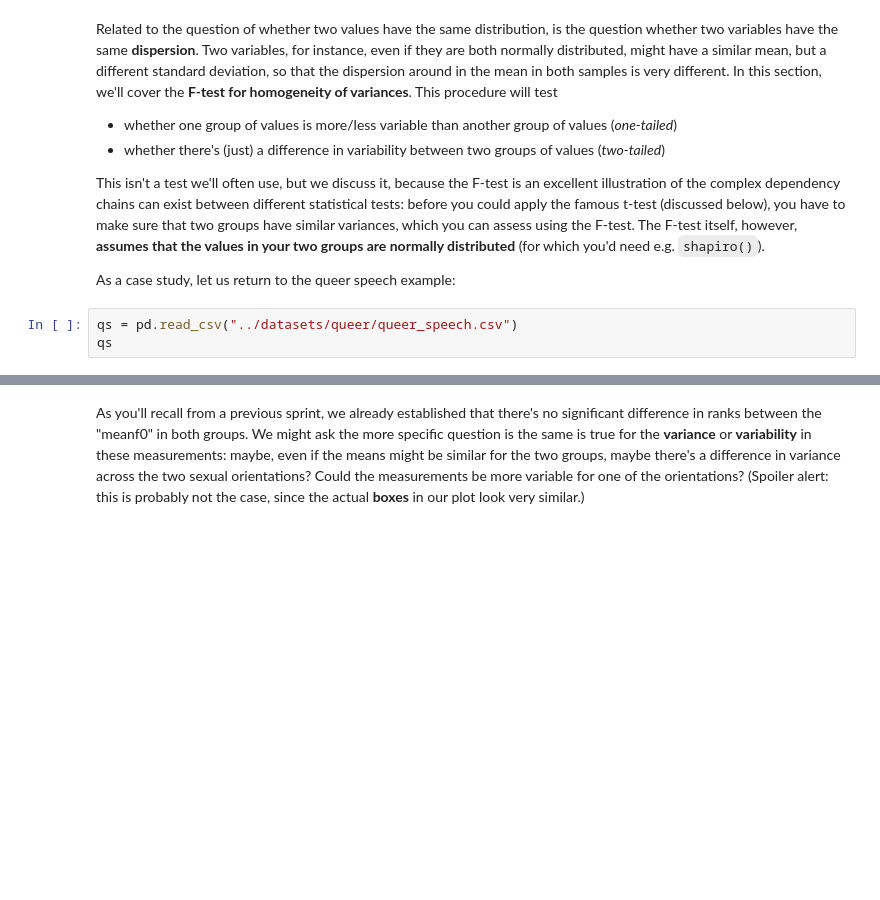
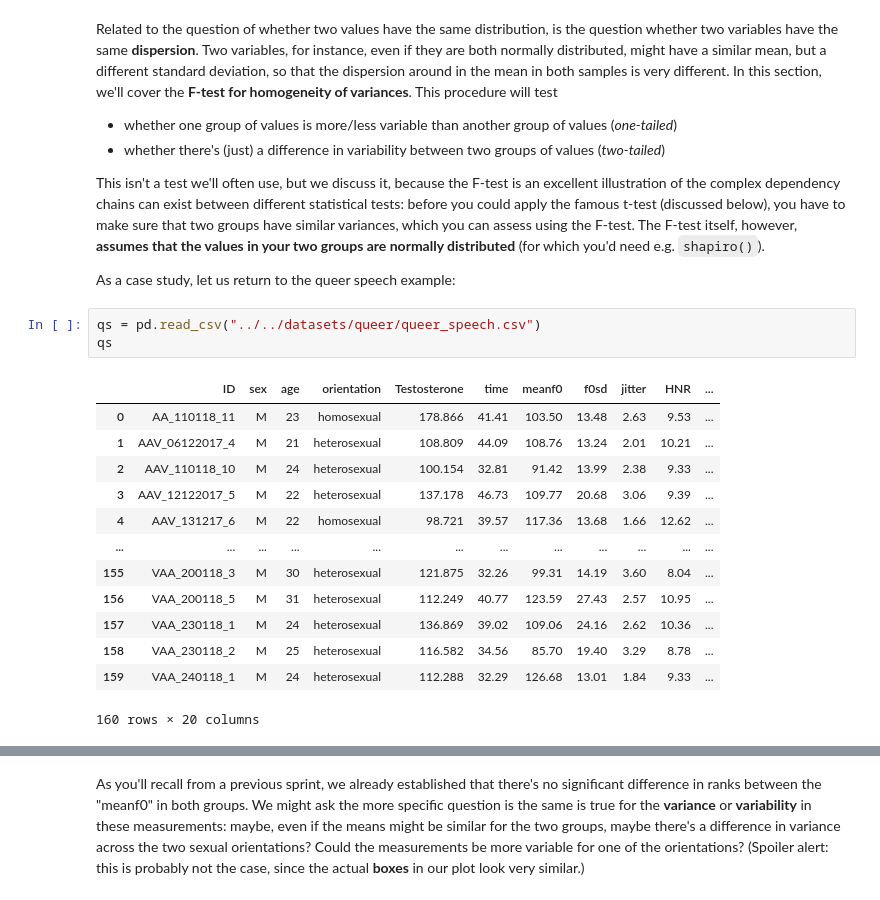
Before and after one commit to bnagy/hdaantwerp.github.io, a Jupyter notebook: notebooks/session-2/2-3-tests-py.ipynb, the cells around one changed output, grey strips where cells are left out. Drawn from its saved outputs; the diff is of its cells as text; blank space fills up the shorter version.

```diff
--- a/notebooks/session-2/2-3-tests-py.ipynb
+++ b/notebooks/session-2/2-3-tests-py.ipynb
@@ -181,8 +185,22 @@ This isn't a test we'll often use, but we discuss it, because the F-test is an e
 
 As a case study, let us return to the queer speech example:
 # %%
-qs = pd.read_csv("../datasets/queer/queer_speech.csv")
+qs = pd.read_csv("../../datasets/queer/queer_speech.csv")
 qs
+# %% [output]
+|  | ID | sex | age | orientation | Testosterone | time | meanf0 | f0sd | jitter | HNR | ... |
+| 0 | AA_110118_11 | M | 23 | homosexual | 178.866 | 41.41 | 103.50 | 13.48 | 2.63 | 9.53 | ... |
+| 1 | AAV_06122017_4 | M | 21 | heterosexual | 108.809 | 44.09 | 108.76 | 13.24 | 2.01 | 10.21 | ... |
+| 2 | AAV_110118_10 | M | 24 | heterosexual | 100.154 | 32.81 | 91.42 | 13.99 | 2.38 | 9.33 | ... |
+| 3 | AAV_12122017_5 | M | 22 | heterosexual | 137.178 | 46.73 | 109.77 | 20.68 | 3.06 | 9.39 | ... |
+| 4 | AAV_131217_6 | M | 22 | homosexual | 98.721 | 39.57 | 117.36 | 13.68 | 1.66 | 12.62 | ... |
+| ... | ... | ... | ... | ... | ... | ... | ... | ... | ... | ... | ... |
+| 155 | VAA_200118_3 | M | 30 | heterosexual | 121.875 | 32.26 | 99.31 | 14.19 | 3.60 | 8.04 | ... |
+| 156 | VAA_200118_5 | M | 31 | heterosexual | 112.249 | 40.77 | 123.59 | 27.43 | 2.57 | 10.95 | ... |
+| 157 | VAA_230118_1 | M | 24 | heterosexual | 136.869 | 39.02 | 109.06 | 24.16 | 2.62 | 10.36 | ... |
+| 158 | VAA_230118_2 | M | 25 | heterosexual | 116.582 | 34.56 | 85.70 | 19.40 | 3.29 | 8.78 | ... |
+| 159 | VAA_240118_1 | M | 24 | heterosexual | 112.288 | 32.29 | 126.68 | 13.01 | 1.84 | 9.33 | ... |
+160 rows × 20 columns
 # %%
 qs[qs.sex == "M"].plot.box(by="orientation", column=["meanf0"])
 plt.show()
```
Also changed, not shown: parts of 13 cells of this notebook, 3 other files.
